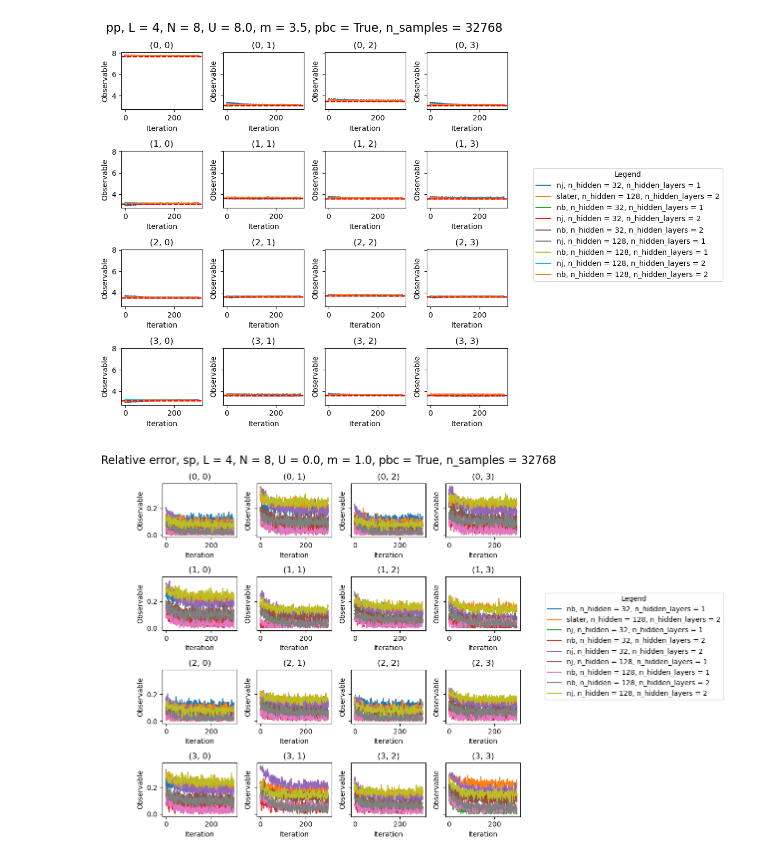
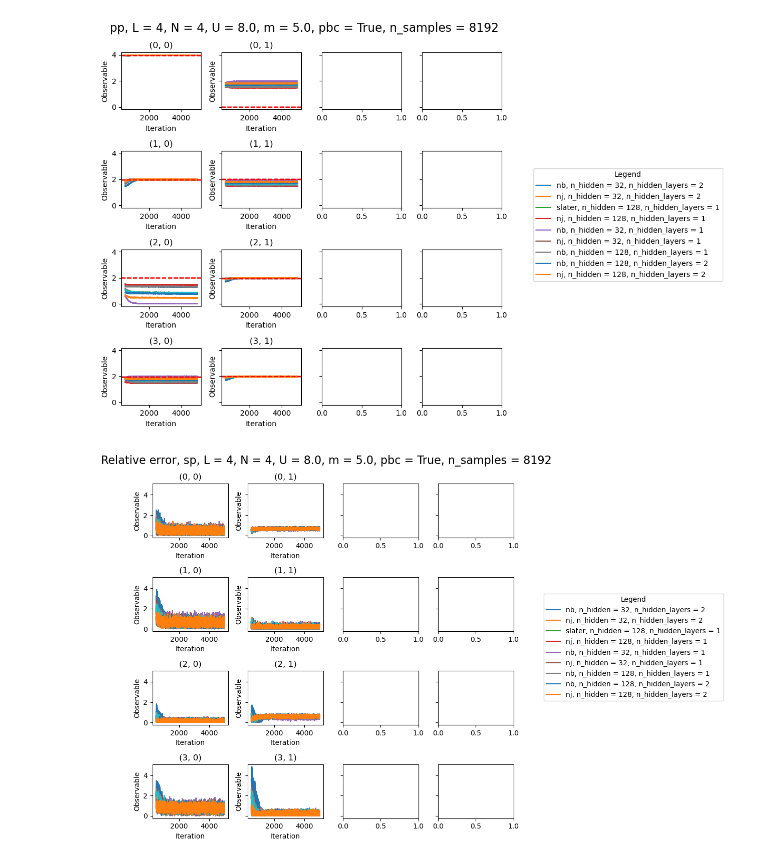
Before and after one commit to wttai004/machine_learning, a Jupyter notebook: netket_qwz/notebooks/qwz_results.ipynb, the cells around one changed output. Drawn from its saved outputs; the diff is of its cells as text; code cells hidden in the pictures.

```diff
--- a/netket_qwz/notebooks/qwz_results.ipynb
+++ b/netket_qwz/notebooks/qwz_results.ipynb
@@ -21,13 +21,14 @@ import h5py
 from tenpy.tools import hdf5_io
 # %%
 L = 4
-N = 8
-m = 3.5
+L2 = 2
+N = 4
+m = 5.0
 U = 8.0
 pbc = True
-query_dict_dmrg =  {"L": L, "N": N, "t": 1.0, "U": U, "m": m, "pbc": pbc}
-date_dmrg = "20241217_07"
-date_netket = "20241224_09"
+query_dict_dmrg =  {"L": L, "L2": L2, "N": N, "t": 1.0, "U": U, "m": m, "pbc": pbc}
+date_dmrg = "20250106_06"#"20241217_07"
+date_netket = "20250107_03"#"20241224_09"
 
 BASE_PATH_DMRG = Path(f"/home1/wttai/machine_learning/dmrg_qwz/")
 database_path_dmrg = BASE_PATH_DMRG / f"data/dmrg_qwz_{date_dmrg}/database.json"
@@ -55,5 +56,5 @@ data/dmrg_qwz_20241217_07/L=4_N=8_t=1.0_m=3.5_U=8.0_pbc/dmrg_log_chi_max=1000.h5
 # %%
-n_samples = 32768
+n_samples = 8192
 query_dict = {"L": L, "N": N, "t": 1.0, "U": U, "m": m, "pbc": pbc, "n_samples": n_samples}
 #date_netket = "20241128_2048"
 BASE_PATH = Path(f"/home1/wttai/machine_learning/netket_qwz/")
@@ -78,13 +79,13 @@ with open(database_path, "r") as f:
             data_to_plot.append(data)
 
 
-start = 100
+start = 500
 end = -1
 for data in data_to_plot:
     plt.plot(data['data']["Energy"]["iters"][start:end], data['data']["Energy"]['Mean']['real'][start:end], label=f"{data["metadata"]["model"]}, n_hidden = {data["metadata"]["n_hidden"]}, n_hidden_layers = {data["metadata"]["n_hidden_layers"]}")
 
 plt.axhline(y=data_dmrg[0]['data']['E0'], color='r', linestyle='--', label='DMRG')
-title = f"L = {L}, N = {N}, U = {U}, m = {m}, pbc = {query_dict['pbc']}, n_samples = {n_samples}"
+title = f"Real, L = {L}, L2 = {L2}, N = {N}, U = {U}, m = {m}, pbc = {query_dict['pbc']}, exact sampling"
 plt.title(title)
 plt.legend()
 # %% [output]
@@ -118,7 +119,7 @@ plt.legend()
 # %%
-n_corrs = L**2
+n_corrs = L * L2
 
-x_values = np.arange(len(data["data"]['pp'][0]['Mean']['real']))
+x_values = np.arange(len(data["data"]['ss'][0]['Mean']['real']))
 
 # Create a figure and a set of subplots
 fig, axs = plt.subplots(4, 4, figsize=(8, 8), sharey=True)
@@ -128,17 +129,17 @@ labels = []
 
 
 # I accidentally scrambled the dmrg orbitals in the database, so I have to manually specify the correct combinations
-combinations = [['ss', 'ss'], ['sp', 'pp'], ['pp', 'sp']]
+combinations =[['ss', 'ss'], ['sp', 'sp'], ['pp', 'pp']]  #[['ss', 'ss'], ['sp', 'pp'], ['pp', 'sp']]
 
 orbitals_nk, orbitals_dmrg = combinations[2]
 
 for data in data_to_plot:
     for i in range(n_corrs):
-        x = i // L
-        y = i % L
+        x = i // L2
+        y = i % L2
         #corr = f"nc{i}nc0"
-        line, = axs[x][y].plot(x_values,
-                               data["data"][orbitals_nk][i]['Mean']['real'],
+        line, = axs[x][y].plot(x_values[start:end],
+                               data["data"][orbitals_nk][i]['Mean']['real'][start:end],
                                label=f"{data["metadata"]["model"]}, n_hidden = {data["metadata"]["n_hidden"]}, n_hidden_layers = {data["metadata"]["n_hidden_layers"]}")
 
         corrs_dmrg = (data_dmrg[0]['data']['corrs_results'][orbitals_dmrg])
@@ -172,7 +173,7 @@ fig.legend(
 plt.tight_layout()
 plt.show()
 # %% [output]
-[figure, old version]
+[figure, new version]
 # %%
 # Create a figure and a set of subplots
 fig, axs = plt.subplots(4, 4, figsize=(8, 8), sharey=True)
@@ -182,40 +183,40 @@ labels = []
 
 for data in data_to_plot:
     for i in range(n_corrs):
-        x = i // L
-        y = i % L
+        x = i // L2
+        y = i % L2
         #corr = f"nc{i}nc0"
         corrs_dmrg = (data_dmrg[0]['data']['corrs_results'][orbitals_dmrg])
 
-        line, = axs[x][y].plot(x_values,
-                               np.abs((data["data"][orbitals_nk][i]['Mean']['real']- corrs_dmrg[x][y])/corrs_dmrg[x][y]),
+        line, = axs[x][y].plot(x_values[start:end],
+                               np.abs((data["data"][orbitals_nk][i]['Mean']['real']- corrs_dmrg[x][y])/corrs_dmrg[x][y])[start:end],
                                label=f"{data["metadata"]["model"]}, n_hidden = {data["metadata"]["n_hidden"]}, n_hidden_layers = {data["metadata"]["n_hidden_layers"]}")
 
 
         #axs[x][y].axhline(y=corrs_dmrg[x][y], color='r', linestyle='--', label='DMRG')
 
         axs[x][y].set_title(f"({x}, {y})")
         axs[x][y].set_xlabel('Iteration')
         axs[x][y].set_ylabel('Observable')
 
         # Collect lines and labels for the legend
         if line.get_label() not in labels:
             lines.append(line)
             labels.append(line.get_label())
 
 title = f"Relative error, {orbitals_nk}, L = {L}, N = {N}, U = {U}, m = {m}, pbc = {query_dict['pbc']}, n_samples = {n_samples}"
 fig.suptitle(title, fontsize=16)
 
 # Add a shared legend to the right of the figure
 fig.legend(
     lines, labels,
     loc='center right',
     title="Legend",
     bbox_to_anchor=(1.5, 0.5)
 )
 
 # Show the plot
 plt.tight_layout()
 plt.show()
 # %% [output]
-[figure, old version]
+[figure, new version]
```
Also changed, not shown: parts of 3 cells of this notebook, 9 other files.
